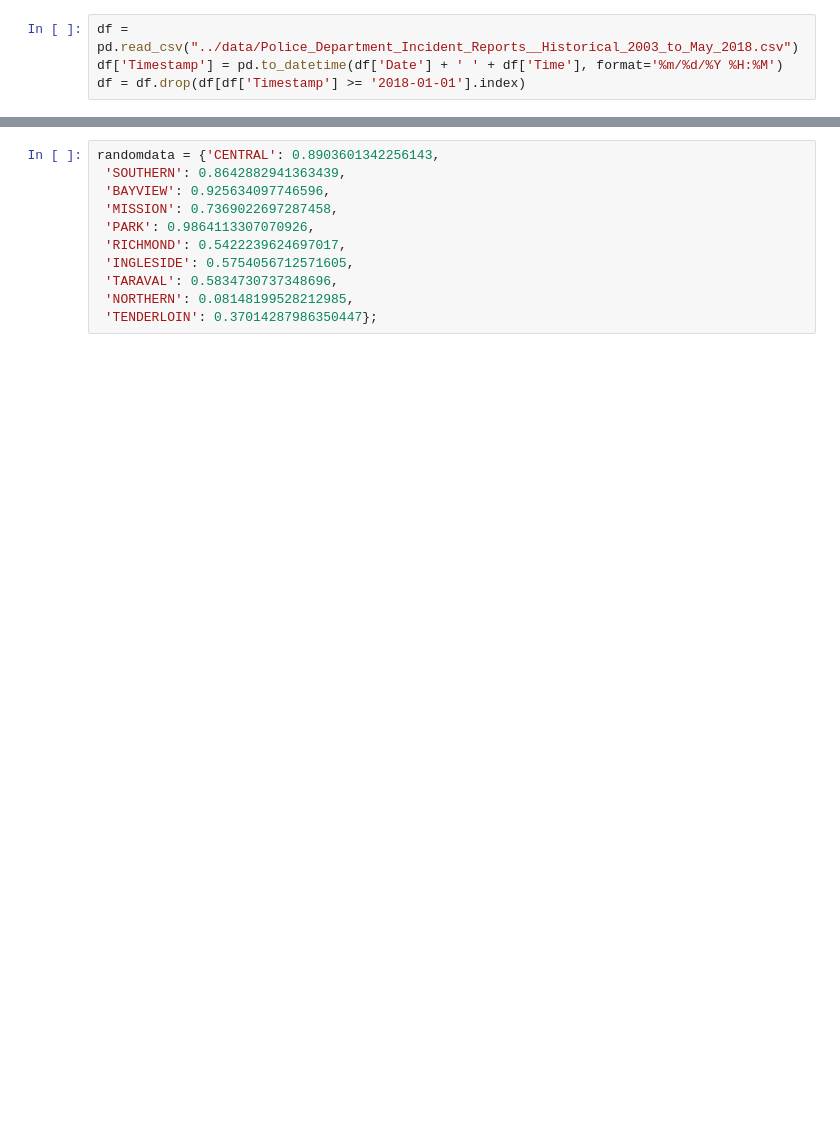
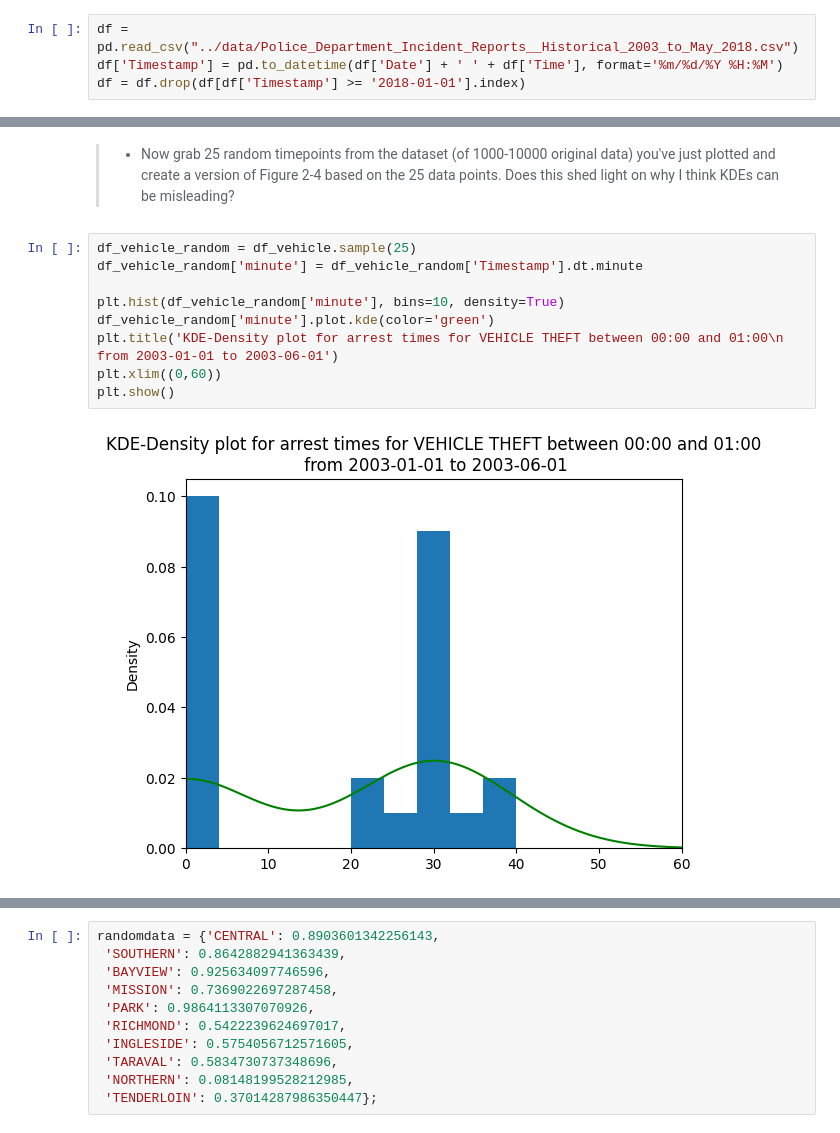
Before and after one commit to AnneKDesler/socialdata2023, a Jupyter notebook: lectures/Week3.ipynb, the cells around one changed output, grey strips where cells are left out. Drawn from its saved outputs; the diff is of its cells as text; blank space fills up the shorter version.

```diff
--- a/lectures/Week3.ipynb
+++ b/lectures/Week3.ipynb
@@ -148,0 +174,13 @@ df_drunk_half_2002_00_to_01.plot('time', 'y', style='*', ylim=(-15,15), yticks=[
+# %% [markdown]
+> * Now grab 25 random timepoints from the dataset (of 1000-10000 original data) you've just plotted and create a version of Figure 2-4 based on the 25 data points. Does this shed light on why I think KDEs can be misleading?
+# %%
+df_vehicle_random = df_vehicle.sample(25)
+df_vehicle_random['minute'] = df_vehicle_random['Timestamp'].dt.minute
+
+plt.hist(df_vehicle_random['minute'], bins=10, density=True)
+df_vehicle_random['minute'].plot.kde(color='green')
+plt.title('KDE-Density plot for arrest times for VEHICLE THEFT between 00:00 and 01:00\n from 2003-01-01 to 2003-06-01')
+plt.xlim((0,60))
+plt.show()
+# %% [output]
+[figure, added]
```
Also changed, not shown: parts of 8 cells of this notebook.
